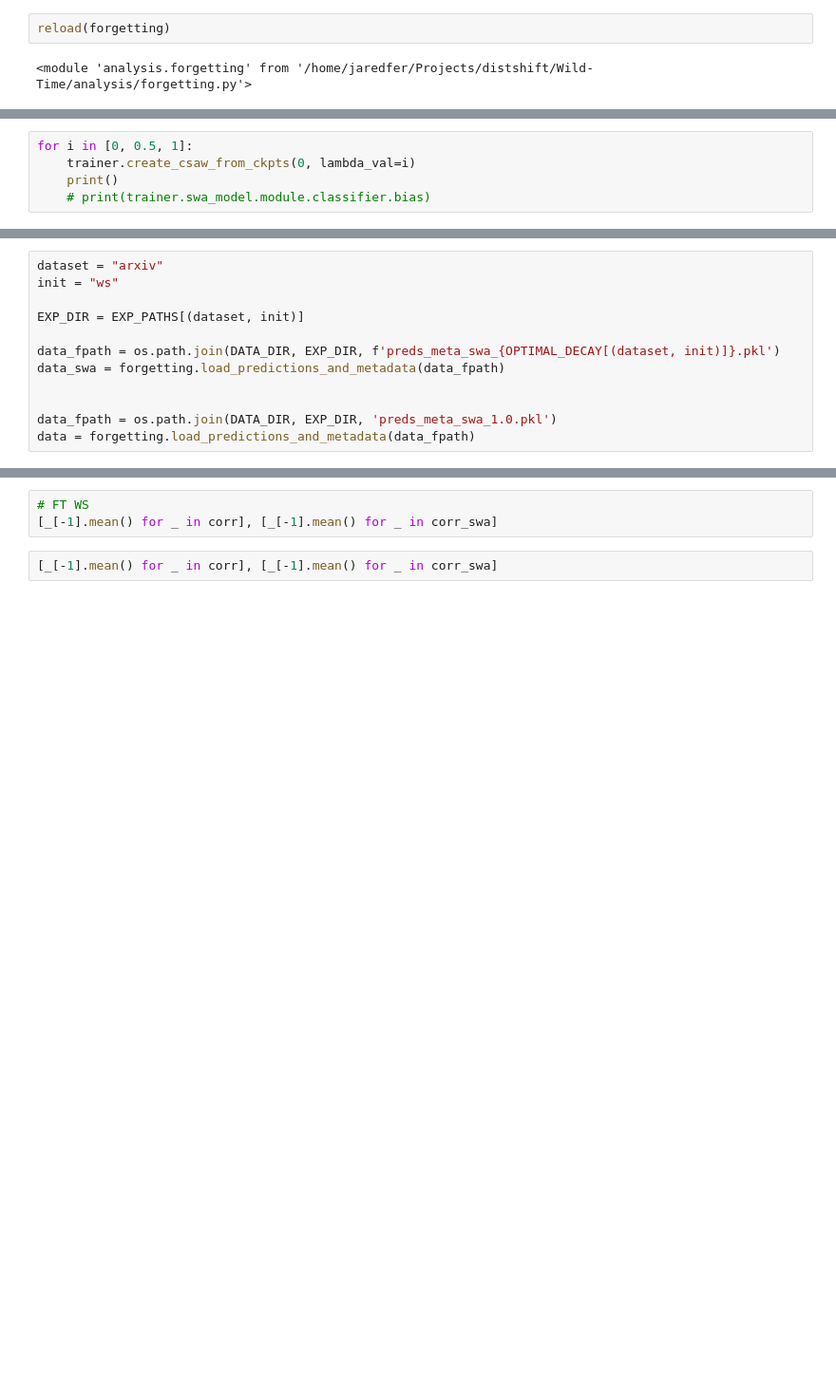
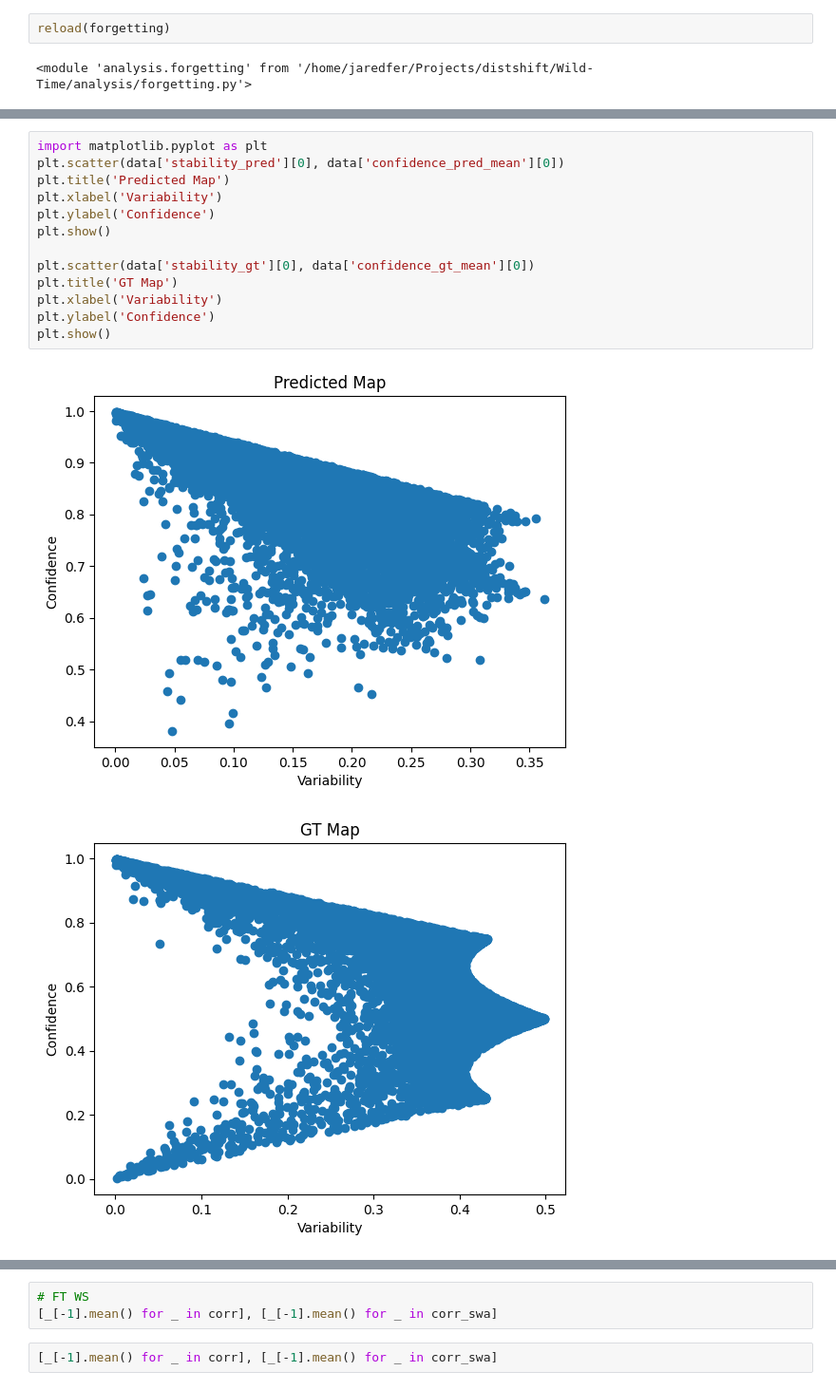
Before and after one commit to JaredFern/Wild-Time, a Jupyter notebook: experimental.ipynb, the cells around one changed output, grey strips where cells are left out. Shown at 95% size. Saved outputs shown, nothing was run; the diff lists cells and outputs as text; blank space fills up the shorter version.

```diff
--- a/experimental.ipynb
+++ b/experimental.ipynb
@@ -116,5 +158,0 @@ KeyboardInterrupt:
-# %%
-for i in [0, 0.5, 1]:
-    trainer.create_csaw_from_ckpts(0, lambda_val=i)
-    print()
-    # print(trainer.swa_model.module.classifier.bias)
@@ -175,12 +158,0 @@ print(accs, np.mean(accs))
-# %%
-dataset = "arxiv"
-init = "ws"
-
-EXP_DIR = EXP_PATHS[(dataset, init)]
-
-data_fpath = os.path.join(DATA_DIR, EXP_DIR, f'preds_meta_swa_{OPTIMAL_DECAY[(dataset, init)]}.pkl')
-data_swa = forgetting.load_predictions_and_metadata(data_fpath)
-
-
-data_fpath = os.path.join(DATA_DIR, EXP_DIR, 'preds_meta_swa_1.0.pkl')
-data = forgetting.load_predictions_and_metadata(data_fpath)
@@ -186,0 +266,16 @@ data = forgetting.load_predictions_and_metadata(data_fpath)
+# %%
+import matplotlib.pyplot as plt
+plt.scatter(data['stability_pred'][0], data['confidence_pred_mean'][0])
+plt.title('Predicted Map')
+plt.xlabel('Variability')
+plt.ylabel('Confidence')
+plt.show()
+
+plt.scatter(data['stability_gt'][0], data['confidence_gt_mean'][0])
+plt.title('GT Map')
+plt.xlabel('Variability')
+plt.ylabel('Confidence')
+plt.show()
+# %% [output]
+[figure, added]
+[figure, added]
```
Also changed, not shown: parts of 23 cells of this notebook, 5 other files.
